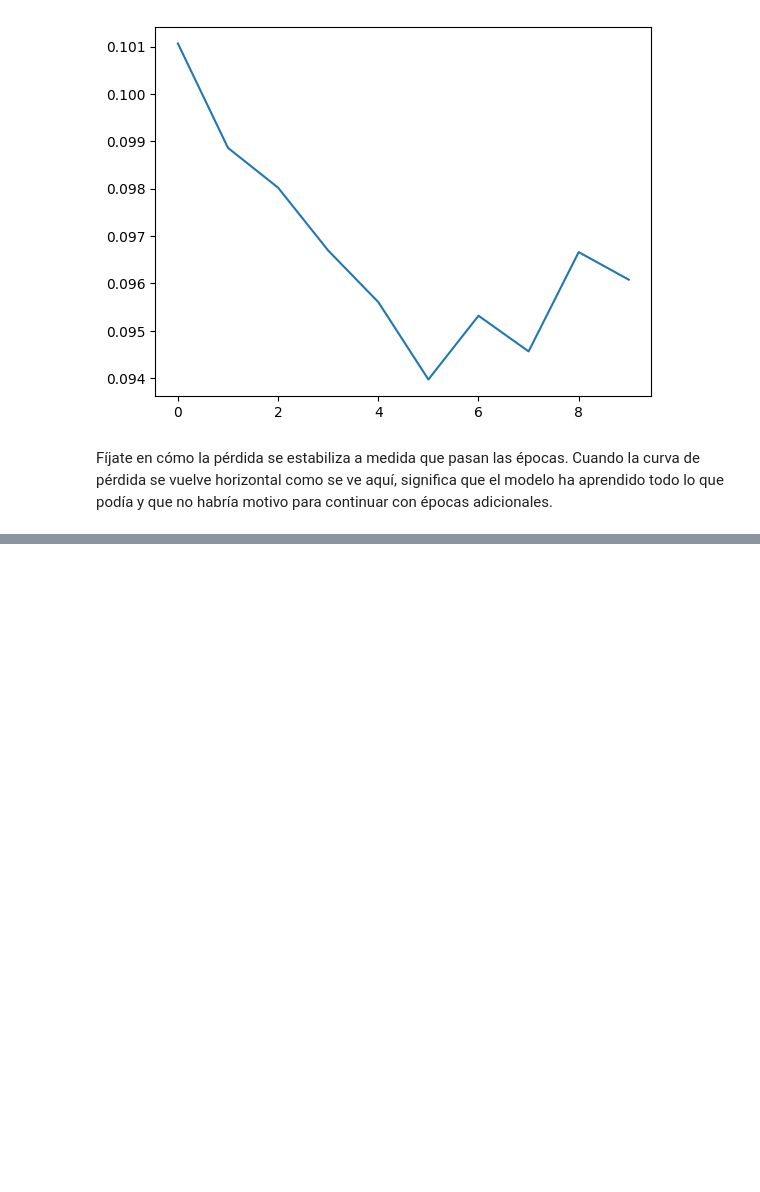
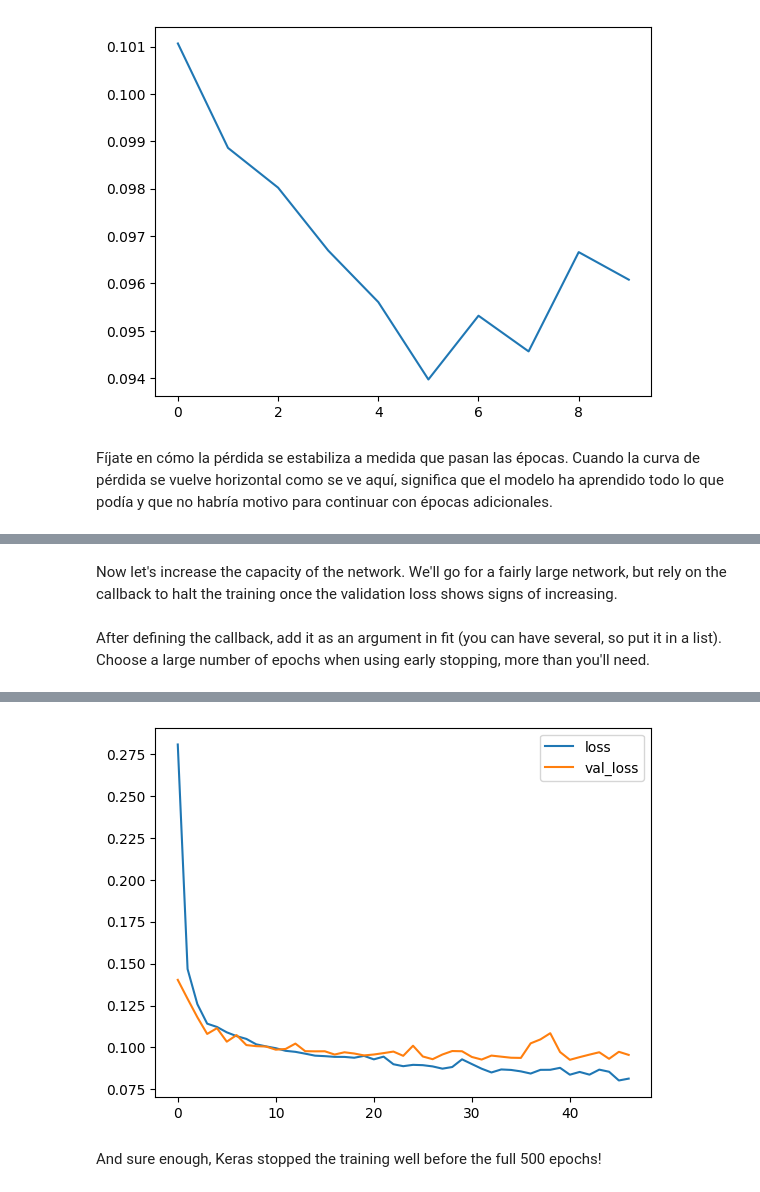
Before and after one commit to Kur0n3-112/CuadernosJupyterlab, a Jupyter notebook: kaggle/12_IntroToDeepLearning.ipynb, the cells around one changed output, grey strips where cells are left out. Saved outputs shown, nothing was run; the diff lists cells and outputs as text; code cells hidden in the pictures; blank space fills up the shorter version.

```diff
--- a/kaggle/12_IntroToDeepLearning.ipynb
+++ b/kaggle/12_IntroToDeepLearning.ipynb
@@ -261,0 +383,38 @@ Fíjate en cómo la pérdida se estabiliza a medida que pasan las épocas. Cuand
+# %% [markdown]
+Now let's increase the capacity of the network. We'll go for a fairly large network, but rely on the callback to halt the training once the validation loss shows signs of increasing.
+# %%
+from tensorflow import keras
+from tensorflow.keras import layers, callbacks
+
+early_stopping = callbacks.EarlyStopping(
+    min_delta=0.001, # minimium amount of change to count as an improvement
+    patience=20, # how many epochs to wait before stopping
+    restore_best_weights=True,
+)
+
+model = keras.Sequential([
+    layers.Dense(512, activation='relu', input_shape=[11]),
+    layers.Dense(512, activation='relu'),
+    layers.Dense(512, activation='relu'),
+    layers.Dense(1),
+])
+model.compile(
+    optimizer='adam',
+    loss='mae',
+)
+# %% [markdown]
+After defining the callback, add it as an argument in fit (you can have several, so put it in a list). Choose a large number of epochs when using early stopping, more than you'll need.
+# %%
+history = model.fit(
+    X_train, y_train,
+    validation_data=(X_valid, y_valid),
+    batch_size=256,
+    epochs=500,
+    callbacks=[early_stopping], # put your callbacks in a list
+    verbose=0,  # turn off training log
+)
+
+history_df = pd.DataFrame(history.history)
+history_df.loc[:, ['loss', 'val_loss']].plot();
+print("Minimum validation loss: {}".format(history_df['val_loss'].min()))
+# %% [output]
@@ -261,0 +422,3 @@ Fíjate en cómo la pérdida se estabiliza a medida que pasan las épocas. Cuand
+[figure, added]
+# %% [markdown]
+And sure enough, Keras stopped the training well before the full 500 epochs!
```
Also changed, not shown: parts of 47 cells of this notebook, 10 other files.
